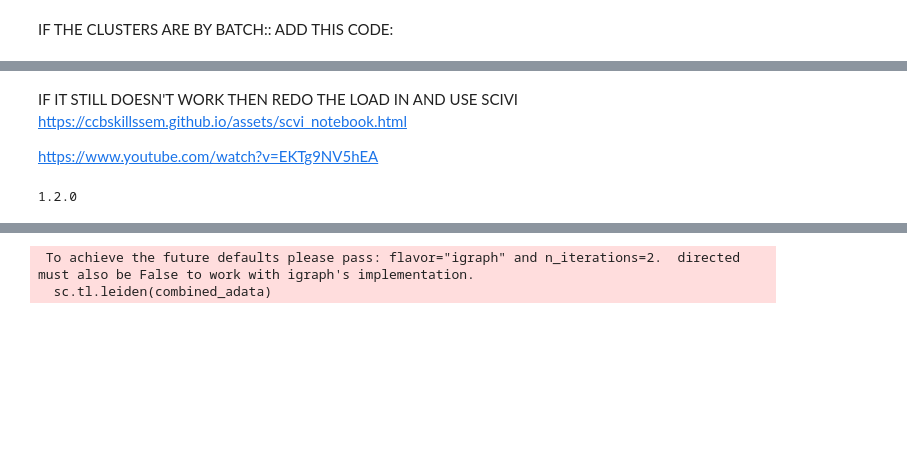
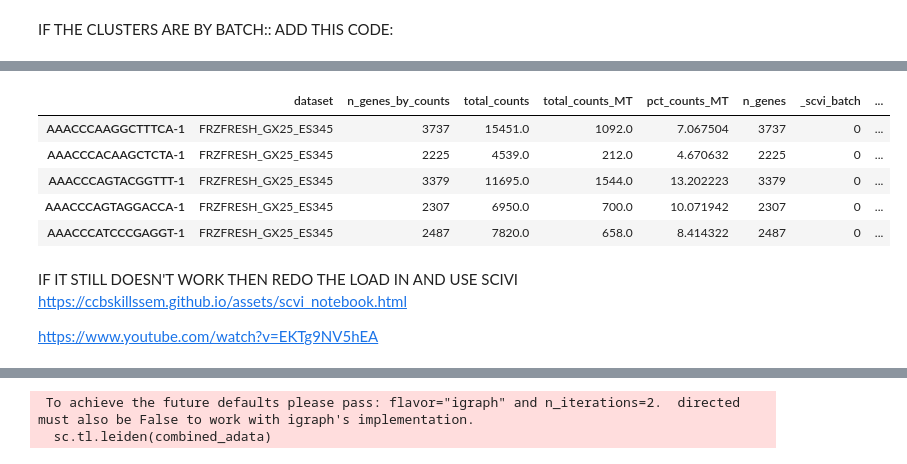
Before and after one commit to olaf-c/endometrial_analysis, a Jupyter notebook: scRNA_integration_grn_identification_script.ipynb, the cells around one changed output, grey strips where cells are left out. Drawn from its saved outputs; the diff is of its cells as text; code cells hidden in the pictures; blank space fills up the shorter version.

```diff
--- a/scRNA_integration_grn_identification_script.ipynb
+++ b/scRNA_integration_grn_identification_script.ipynb
@@ -217,3 +195,14 @@ combined_adata.obs.head()
+# %%
+import pandas as pd
+
+#read text file into pandas DataFrame
+df = pd.read_csv('input/E-MTAB-14039.sdrf.txt', sep='\t', comment='#', on_bad_lines='skip')
+#print(df.columns)
+healthy_tissue = df[df['Characteristics[disease]'] == 'normal']['Source Name']
+
+print(len(healthy_tissue))
 # %%
-combined_adata = combined_adata[~combined_adata.obs['dataset'].str.contains('Endo', na=False)]
+#THIS WORKS BUT IS TOO SMALL
+#combined_adata = combined_adata[~combined_adata.obs['dataset'].str.contains('Endo', na=False)]
+combined_adata = combined_adata[combined_adata.obs['dataset'].isin(healthy_tissue)]
 combined_adata.obs['dataset']
@@ -398,11 +310,17 @@ WARNING: consider updating your call to make use of `computation`
+# %%
+#combined_adata.write("output/combined_with_umap_no_scvi.h5ad")
+combined_adata = sc.read("output/combined_with_umap_no_scvi.h5ad")
+combined_adata.obs.head()
+# %% [output]
+|  | dataset | n_genes_by_counts | total_counts | total_counts_MT | pct_counts_MT | n_genes | _scvi_batch | ... |
+| AAACCCAAGGCTTTCA-1 | FRZFRESH_GX25_ES345 | 3737 | 15451.0 | 1092.0 | 7.067504 | 3737 | 0 | ... |
+| AAACCCACAAGCTCTA-1 | FRZFRESH_GX25_ES345 | 2225 | 4539.0 | 212.0 | 4.670632 | 2225 | 0 | ... |
+| AAACCCAGTACGGTTT-1 | FRZFRESH_GX25_ES345 | 3379 | 11695.0 | 1544.0 | 13.202223 | 3379 | 0 | ... |
+| AAACCCAGTAGGACCA-1 | FRZFRESH_GX25_ES345 | 2307 | 6950.0 | 700.0 | 10.071942 | 2307 | 0 | ... |
+| AAACCCATCCCGAGGT-1 | FRZFRESH_GX25_ES345 | 2487 | 7820.0 | 658.0 | 8.414322 | 2487 | 0 | ... |
 # %% [markdown]
 IF IT STILL DOESN'T WORK THEN REDO THE LOAD IN AND USE SCIVI
 https://ccbskillssem.github.io/assets/scvi_notebook.html
 
 https://www.youtube.com/watch?v=EKTg9NV5hEA
-# %%
-print(scvi.__version__)
-scvi.model.SCVI.setup_anndata(combined_adata, layer="counts", batch_key = 'dataset')
-# %% [output]
-1.2.0
 # %%
```
Also changed, not shown: parts of 43 cells of this notebook.
